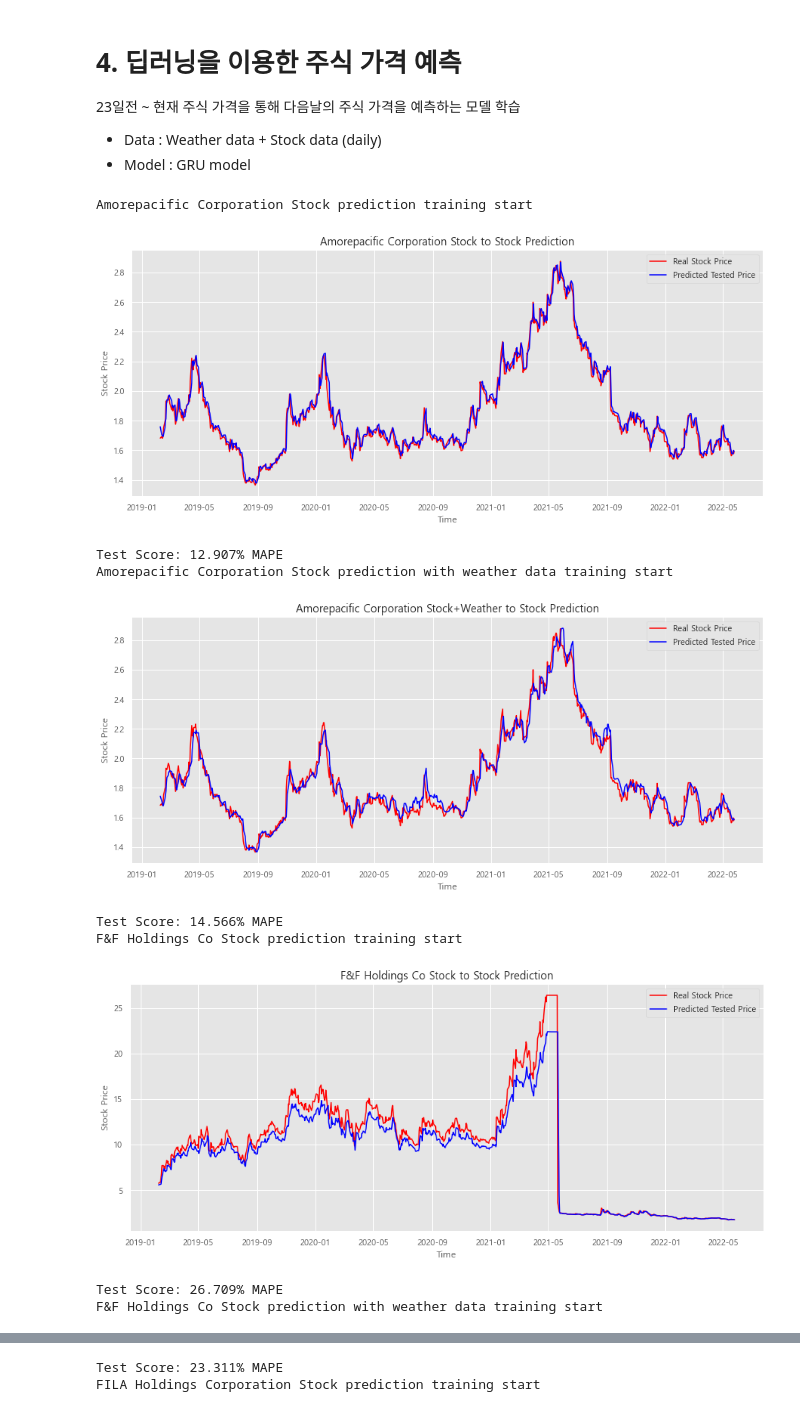
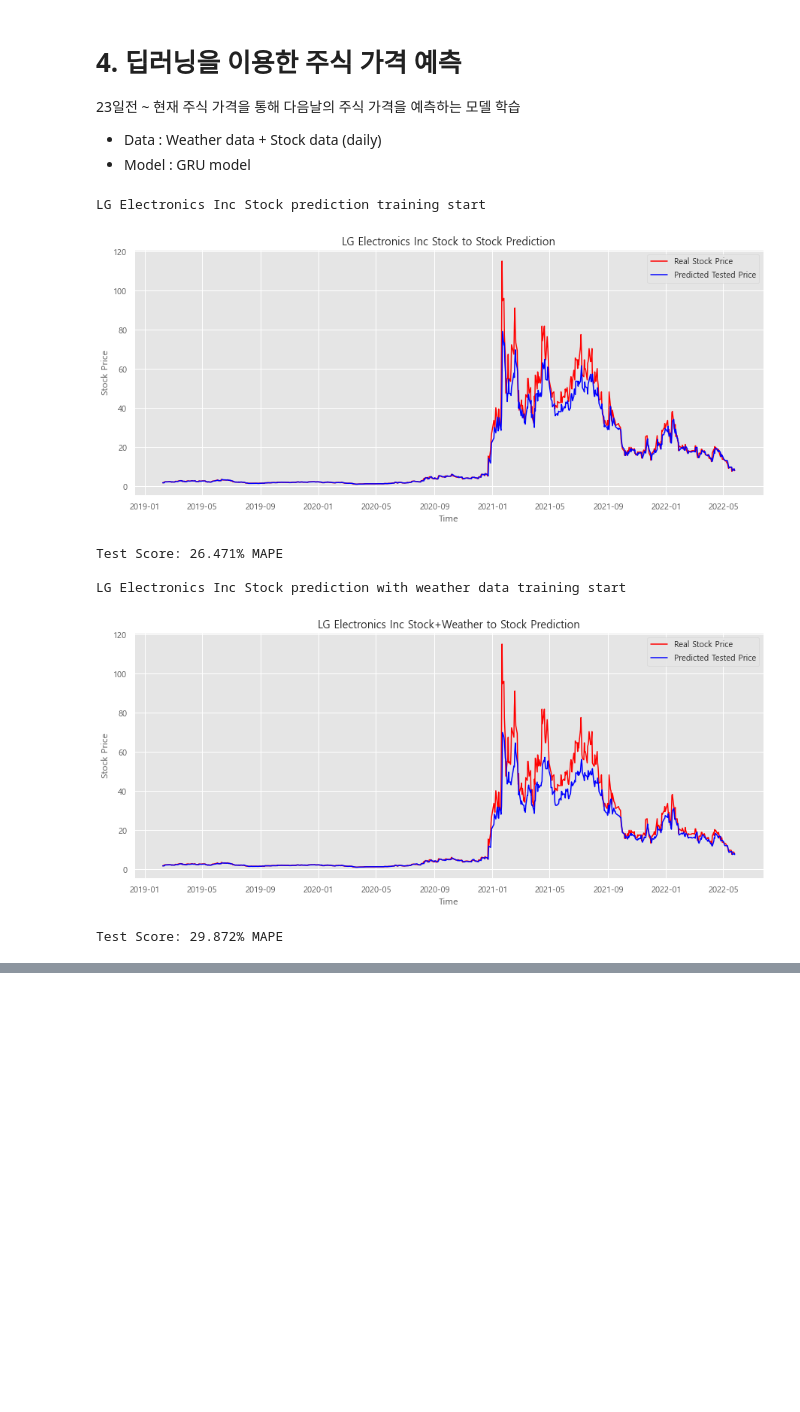
Before and after one commit to Onedas/22_01_IDS507_FinalProject, a Jupyter notebook: process-220601.ipynb, the cells around one changed output, grey strips where cells are left out. Cells and saved outputs as stored; diff of their text form; code cells hidden in the pictures; blank space fills up the shorter version.

```diff
--- a/process-220601.ipynb
+++ b/process-220601.ipynb
@@ -442,9 +441,0 @@ Seed 값 변경에 따른 평균 성능
-# %%
-linear_best_results = results_by_seed[0]  #init
-print("linear regression 모델 최고 성능 결과")
-# r2 를 기준으로 최고 성능 찾기
-for df in results_by_seed:
-    for p in linear_best_results.index:
-        if linear_best_results['r2'][p] < df['r2'][p]:
-            linear_best_results.loc[p] = df.loc[p].copy()
-display(linear_best_results.drop(columns=['acc','precision','recall']))
@@ -465,9 +441,0 @@ linear regression 모델 최고 성능 결과
-# %%
-logistic_best_results = results_by_seed[0]  #init
-print("logistic regression 모델 최고 성능 결과")
-# acc 를 기준으로 최고 성능 찾기
-for df in results_by_seed:
-    for p in logistic_best_results.index:
-        if logistic_best_results['acc'][p] < df['acc'][p]:
-            logistic_best_results.loc[p] = df.loc[p].copy()
-display(logistic_best_results.drop(columns=['r2','mse']))
@@ -527,6 +510,6 @@ ROC AUC curve
 # %%
 print('학습된 모델의 Coefficient \n')
-for p, model in best_linear_model_dict.items():
+for p, model in best_logistic_model_dict.items():
     print(f"{p} model Coefficient : {model.coef_}")
     print(f"{p} model Intercept : {model.intercept_}")
     print()
@@ -562,6 +545,7 @@ from sklearn.metrics import mean_absolute_percentage_error
 import math
 from typing import List, Callable
 from tqdm import tqdm
+torch.manual_seed(5)
 
 def load_data(company_name):
     # weather datas
@@ -712,7 +696,7 @@ def plot_results(test_results, title_name:str):
     print()
 
 
-companies = ['Amorepacific Corporation','F&F Holdings Co','FILA Holdings Corporation','LG Electronics Inc','LG H&H Co','Samsung Electronics Co','Youngone Corporation']
+companies = ['LG Electronics Inc']
 batch_size=32
 t_dim =  24
 epochs = 10
@@ -731,40 +715,37 @@ for i, company in enumerate(companies):
     optimizer = torch.optim.Adam(model.parameters(), lr=0.001)
     print(f'{company} Stock prediction training start')
     model = train(model, train_loader, criterion, optimizer, epochs,
                   valid_loader=test_loader, device=device, verbose=False)
     # 학습된 결과 추출
     s2s_train_results = get_result(model, train_ds, device=device)
     s2s_test_results = get_result(model, test_ds, device=device)
     # 그래프
     plot_results(s2s_test_results, title_name=f'{company} Stock to Stock Prediction')
 
     # stock+weather to stock 데이터
     train_ds = StockDataset(train_data, t_dim=t_dim, label=['Close'])
     train_loader = DataLoader(train_ds, batch_size=batch_size, shuffle=True)
     test_ds = StockDataset(test_data, t_dim=t_dim, label=['Close'])
     test_loader = DataLoader(test_ds, batch_size=batch_size, shuffle=True)
 
     # stock+weather to stock(sw2s) 모델 준비&학습
     print(f'{company} Stock prediction with weather data training start')
     model = StockModel(len(train_data.columns))
     criterion = nn.MSELoss()
     optimizer = torch.optim.Adam(model.parameters(), lr=0.001)
     model = train(model, train_loader, criterion, optimizer, epochs,
                   valid_loader=test_loader, device=device, verbose=False)
 
     # 학습된 결과 추출
     sw2s_train_results = get_result(model, train_ds, device=device)
     sw2s_test_results = get_result(model, test_ds, device=device)
     # 학습된 결과 그래프
     plot_results(sw2s_test_results, title_name=f'{company} Stock+Weather to Stock Prediction')
 # %% [output]
-Amorepacific Corporation Stock prediction training start
+LG Electronics Inc Stock prediction training start
-[figure, old version]
+[figure, new version]
-Test Score: 12.907% MAPE
-Amorepacific Corporation Stock prediction with weather data training start
+Test Score: 26.471% MAPE
+
+LG Electronics Inc Stock prediction with weather data training start
-[figure, old version]
+[figure, new version]
-Test Score: 14.566% MAPE
-F&F Holdings Co Stock prediction training start
+Test Score: 29.872% MAPE
-[figure, removed]
-Test Score: 26.709% MAPE
-F&F Holdings Co Stock prediction with weather data training start
@@ -772,2 +751,0 @@ F&F Holdings Co Stock prediction with weather data training start
-Test Score: 23.311% MAPE
-FILA Holdings Corporation Stock prediction training start
```
Also changed, not shown: parts of 45 cells of this notebook.
